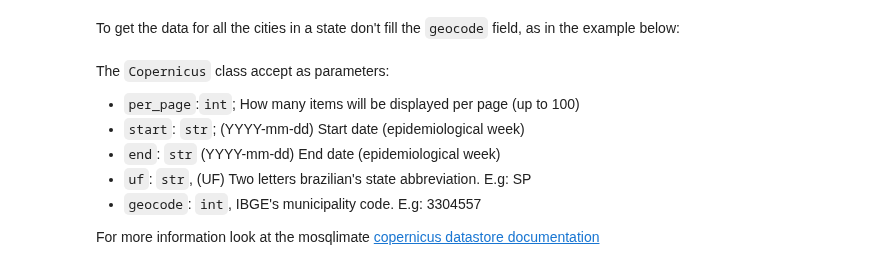
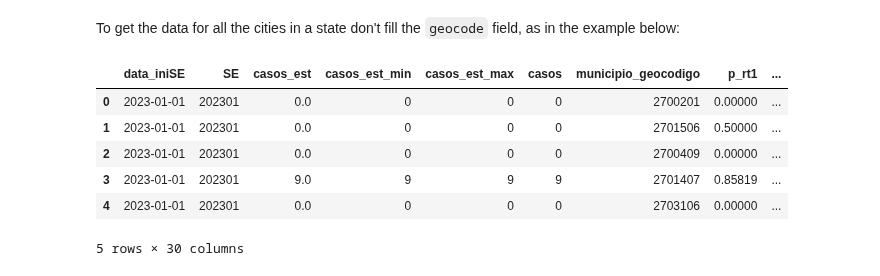
Before and after one commit to Mosqlimate-project/mosqlimate-client, a Jupyter notebook: examples/datastore.ipynb, the cells around one changed output. Saved outputs shown, nothing was run; the diff lists cells and outputs as text; code cells hidden in the pictures.

```diff
--- a/examples/datastore.ipynb
+++ b/examples/datastore.ipynb
@@ -28,21 +49,18 @@ data.head()
 # %% [markdown]
 To get the data for all the cities in a state don't fill the `geocode` field, as in the example below:
 # %%
-data = Infodengue.get(per_page =  100,
+data = mosq.get_infodengue(
     disease =  "dengue",
-    start = "2022-01-01",
-    end = "2023-01-01",
+    start_date = "2022-01-01",
+    end_date = "2023-01-01",
     uf = 'AL')
 
 data.head()
+# %% [output]
+|  | data_iniSE | SE | casos_est | casos_est_min | casos_est_max | casos | municipio_geocodigo | p_rt1 | ... |
+| 0 | 2023-01-01 | 202301 | 0.0 | 0 | 0 | 0 | 2700201 | 0.00000 | ... |
+| 1 | 2023-01-01 | 202301 | 0.0 | 0 | 0 | 0 | 2701506 | 0.50000 | ... |
+| 2 | 2023-01-01 | 202301 | 0.0 | 0 | 0 | 0 | 2700409 | 0.00000 | ... |
+| 3 | 2023-01-01 | 202301 | 9.0 | 9 | 9 | 9 | 2701407 | 0.85819 | ... |
+| 4 | 2023-01-01 | 202301 | 0.0 | 0 | 0 | 0 | 2703106 | 0.00000 | ... |
+5 rows × 30 columns
-# %% [markdown]
-The `Copernicus` class accept as parameters:
-
-* `per_page`:`int`; How many items will be displayed per page (up to 100)
-* `start`: `str`;  (YYYY-mm-dd)	Start date (epidemiological week)
-* `end`: `str` (YYYY-mm-dd)	End date (epidemiological week)
-* `uf`: `str`, (UF)	Two letters brazilian's state abbreviation. E.g: SP
-* `geocode`: `int`,	IBGE's municipality code. E.g: 3304557
-
-
-For more information look at the mosqlimate [copernicus datastore documentation](https://api.mosqlimate.org/docs/datastore/GET/climate/)
```
Also changed, not shown: parts of 6 cells of this notebook, 1 other file.
